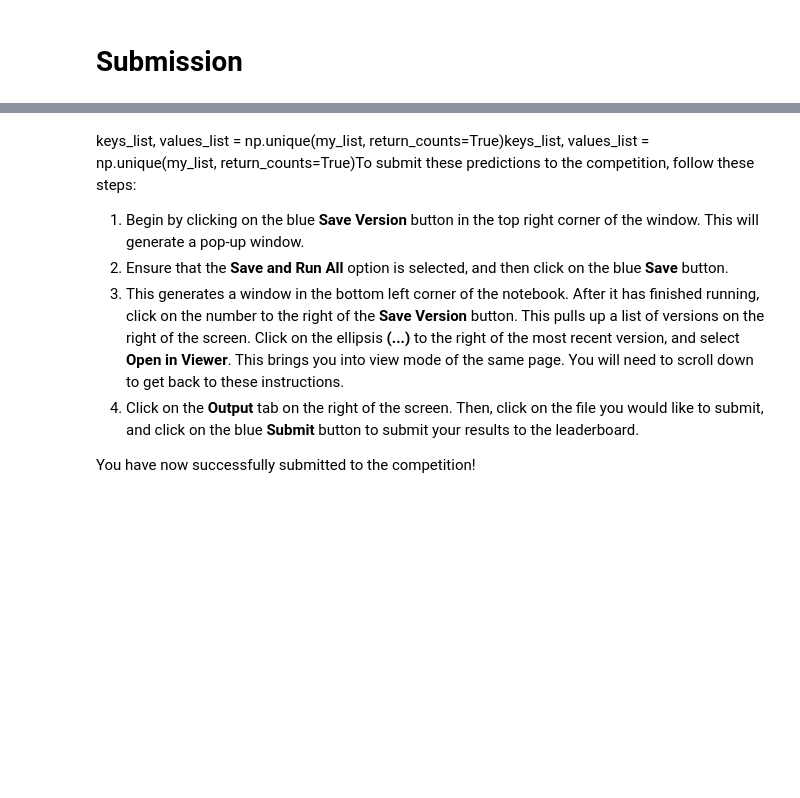
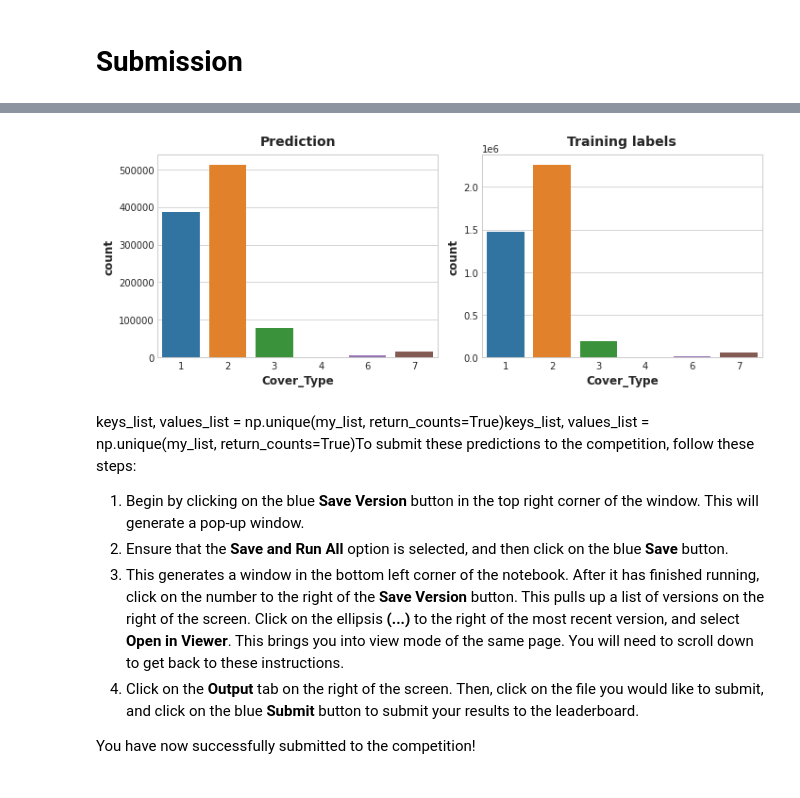
Before and after one commit to furyhawk/kaggle_practice, a Jupyter notebook: Classification/simplenn-logisticreg.ipynb, the cells around one changed output, grey strips where cells are left out. Saved outputs shown, nothing was run; the diff lists cells and outputs as text; code cells hidden in the pictures; blank space fills up the shorter version.

```diff
--- a/Classification/simplenn-logisticreg.ipynb
+++ b/Classification/simplenn-logisticreg.ipynb
@@ -519,3 +639,12 @@ sns.despine()
+# %%
+# Plot the distribution of the test predictions
+fig, ax =plt.subplots(1,2,figsize=(10,4))
+sns.countplot(x = sub[column_y], ax=ax[0], orient="h").set_title("Prediction")
+# Plot the distribution of the training set
+sns.countplot(x = train_data[column_y], ax=ax[1], orient="h").set_title("Training labels")
+fig.show()
+# %% [output]
+[figure, added]
 # %% [markdown]
 keys_list, values_list = np.unique(my_list, return_counts=True)keys_list, values_list = np.unique(my_list, return_counts=True)To submit these predictions to the competition, follow these steps:
 
```
Also changed, not shown: parts of 21 cells of this notebook.
